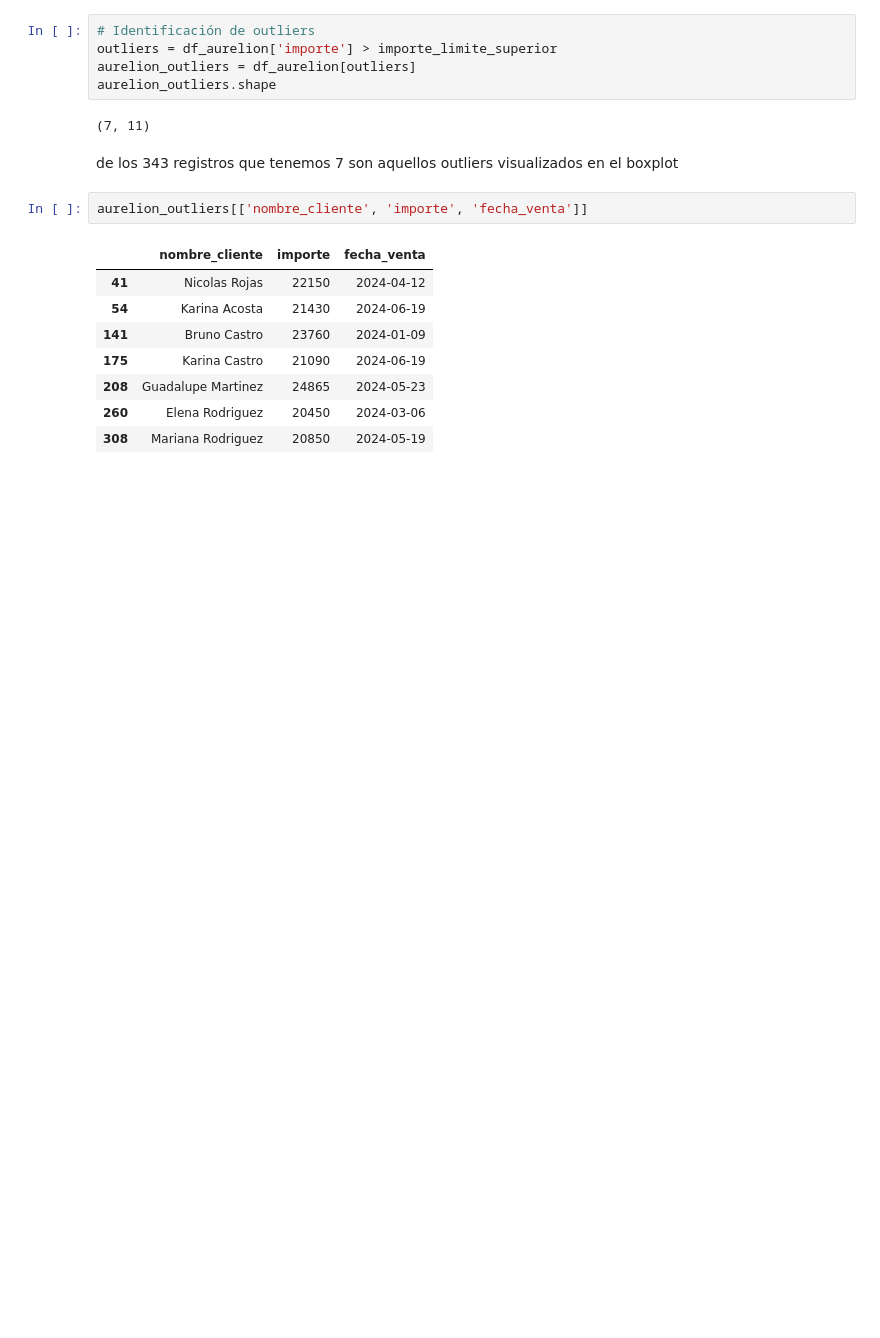
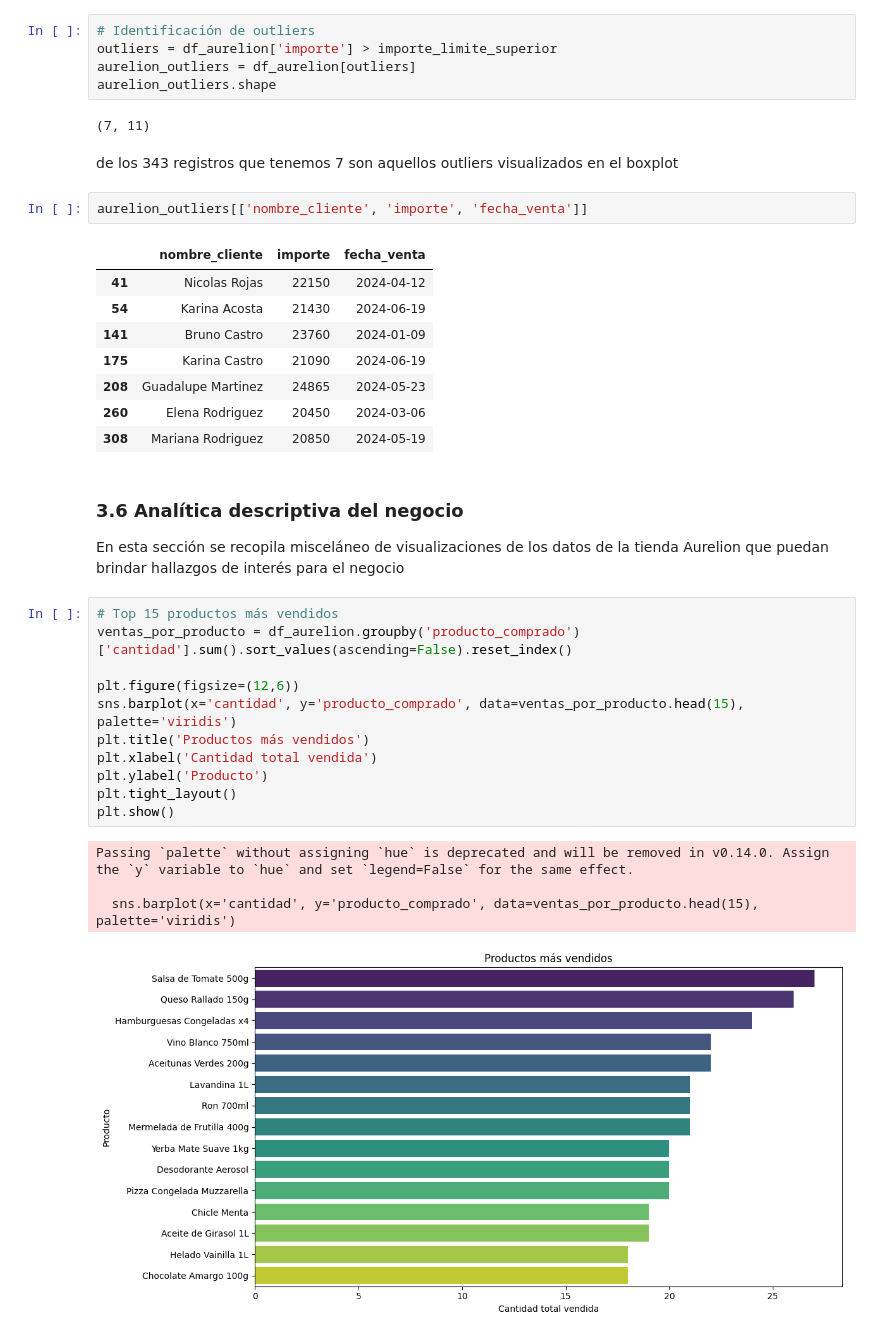
Before and after one commit to jperez-xcvi/guayerd_ia, a Jupyter notebook: aurelion.ipynb, the cells around one changed output. Drawn from its saved outputs; the diff is of its cells as text; blank space fills up the shorter version.

```diff
--- a/aurelion.ipynb
+++ b/aurelion.ipynb
@@ -209,3 +230,23 @@ aurelion_outliers[['nombre_cliente', 'importe', 'fecha_venta']]
 | 208 | Guadalupe Martinez | 24865 | 2024-05-23 |
 | 260 | Elena Rodriguez | 20450 | 2024-03-06 |
 | 308 | Mariana Rodriguez | 20850 | 2024-05-19 |
+# %% [markdown]
+### 3.6 Analítica descriptiva del negocio
+
+En esta sección se recopila misceláneo de visualizaciones de los datos de la tienda Aurelion que puedan brindar hallazgos de interés para el negocio
+# %%
+# Top 15 productos más vendidos
+ventas_por_producto = df_aurelion.groupby('producto_comprado')['cantidad'].sum().sort_values(ascending=False).reset_index()
+
+plt.figure(figsize=(12,6))
+sns.barplot(x='cantidad', y='producto_comprado', data=ventas_por_producto.head(15), palette='viridis')
+plt.title('Productos más vendidos')
+plt.xlabel('Cantidad total vendida')
+plt.ylabel('Producto')
+plt.tight_layout()
+plt.show()
+# %% [output]
+Passing `palette` without assigning `hue` is deprecated and will be removed in v0.14.0. Assign the `y` variable to `hue` and set `legend=False` for the same effect.
+
+  sns.barplot(x='cantidad', y='producto_comprado', data=ventas_por_producto.head(15), palette='viridis')
+[figure, added]
```
Also changed, not shown: parts of 20 cells of this notebook.
